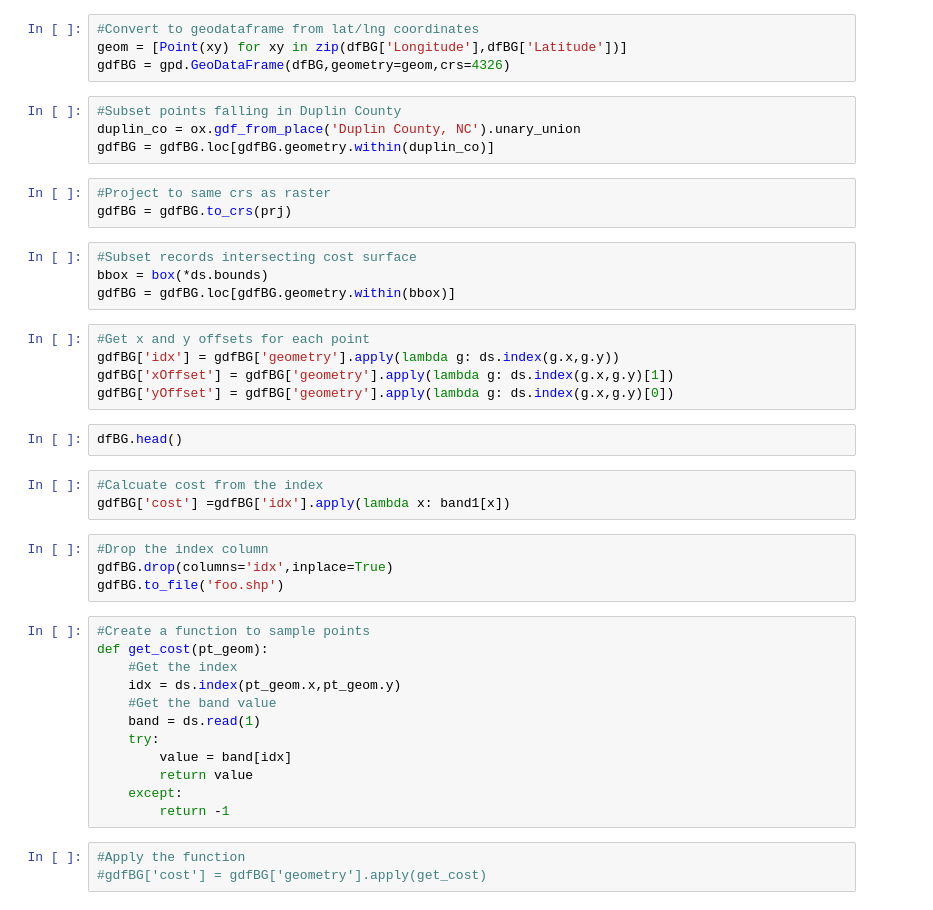
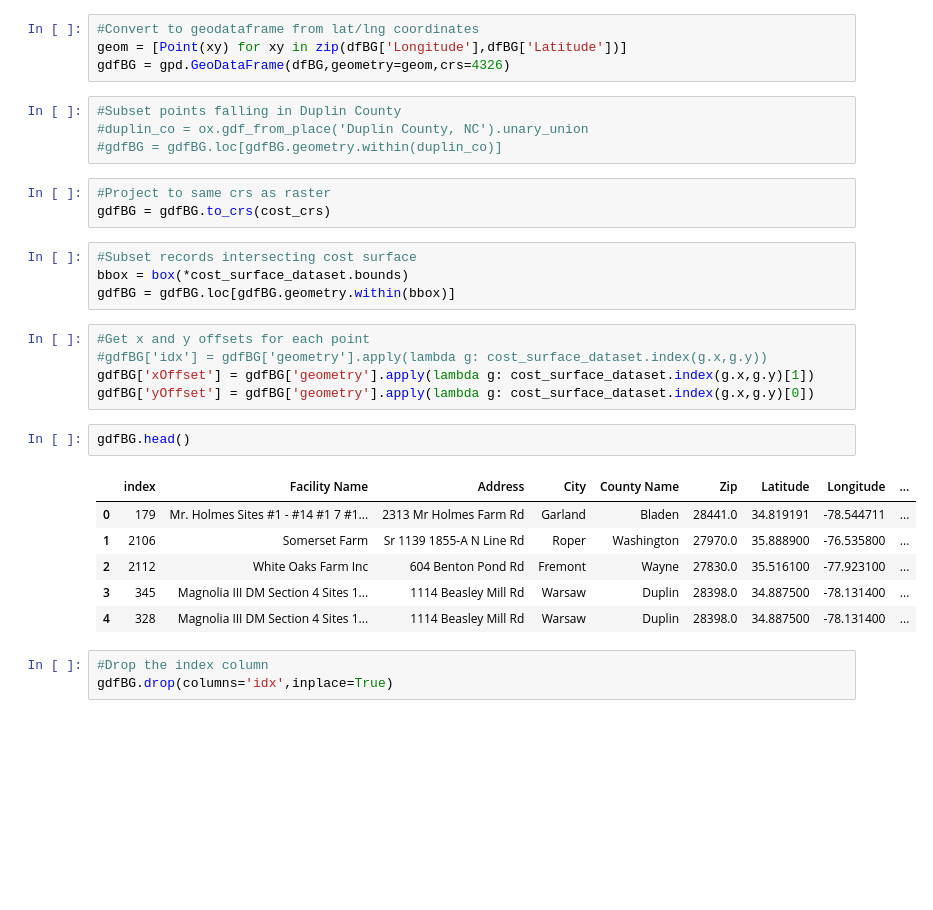
Before and after one commit to ENV859/BioGas_optimization, a Jupyter notebook: scripts/0_CreateCostSurfaces.ipynb, the cells around one changed output. Cells and saved outputs as stored; diff of their text form; blank space fills up the shorter version.

```diff
--- a/scripts/0_CreateCostSurfaces.ipynb
+++ b/scripts/0_CreateCostSurfaces.ipynb
@@ -214,44 +135,32 @@ geom = [Point(xy) for xy in zip(dfBG['Longitude'],dfBG['Latitude'])]
 gdfBG = gpd.GeoDataFrame(dfBG,geometry=geom,crs=4326)
 # %%
 #Subset points falling in Duplin County
-duplin_co = ox.gdf_from_place('Duplin County, NC').unary_union
-gdfBG = gdfBG.loc[gdfBG.geometry.within(duplin_co)]
+#duplin_co = ox.gdf_from_place('Duplin County, NC').unary_union
+#gdfBG = gdfBG.loc[gdfBG.geometry.within(duplin_co)]
 # %%
 #Project to same crs as raster
-gdfBG = gdfBG.to_crs(prj)
+gdfBG = gdfBG.to_crs(cost_crs)
 # %%
 #Subset records intersecting cost surface
-bbox = box(*ds.bounds)
+bbox = box(*cost_surface_dataset.bounds)
 gdfBG = gdfBG.loc[gdfBG.geometry.within(bbox)]
 # %%
 #Get x and y offsets for each point
-gdfBG['idx'] = gdfBG['geometry'].apply(lambda g: ds.index(g.x,g.y))
-gdfBG['xOffset'] = gdfBG['geometry'].apply(lambda g: ds.index(g.x,g.y)[1])
-gdfBG['yOffset'] = gdfBG['geometry'].apply(lambda g: ds.index(g.x,g.y)[0])
+#gdfBG['idx'] = gdfBG['geometry'].apply(lambda g: cost_surface_dataset.index(g.x,g.y))
+gdfBG['xOffset'] = gdfBG['geometry'].apply(lambda g: cost_surface_dataset.index(g.x,g.y)[1])
+gdfBG['yOffset'] = gdfBG['geometry'].apply(lambda g: cost_surface_dataset.index(g.x,g.y)[0])
 # %%
-dfBG.head()
+gdfBG.head()
+# %% [output]
+|  | index | Facility Name | Address | City | County Name | Zip | Latitude | Longitude | ... |
+| 0 | 179 | Mr. Holmes Sites #1 - #14 #1 7 #1... | 2313 Mr Holmes Farm Rd | Garland | Bladen | 28441.0 | 34.819191 | -78.544711 | ... |
+| 1 | 2106 | Somerset Farm | Sr 1139 1855-A N Line Rd | Roper | Washington | 27970.0 | 35.888900 | -76.535800 | ... |
+| 2 | 2112 | White Oaks Farm Inc | 604 Benton Pond Rd | Fremont | Wayne | 27830.0 | 35.516100 | -77.923100 | ... |
+| 3 | 345 | Magnolia III DM Section 4 Sites 1... | 1114 Beasley Mill Rd | Warsaw | Duplin | 28398.0 | 34.887500 | -78.131400 | ... |
+| 4 | 328 | Magnolia III DM Section 4 Sites 1... | 1114 Beasley Mill Rd | Warsaw | Duplin | 28398.0 | 34.887500 | -78.131400 | ... |
-# %%
-#Calcuate cost from the index
-gdfBG['cost'] =gdfBG['idx'].apply(lambda x: band1[x])
 # %%
 #Drop the index column
 gdfBG.drop(columns='idx',inplace=True)
-gdfBG.to_file('foo.shp')
-# %%
-#Create a function to sample points
-def get_cost(pt_geom):
-    #Get the index
-    idx = ds.index(pt_geom.x,pt_geom.y)
-    #Get the band value
-    band = ds.read(1)
-    try:
-        value = band[idx]
-        return value
-    except:
-        return -1
-# %%
-#Apply the function
-#gdfBG['cost'] = gdfBG['geometry'].apply(get_cost)
 # %%
 #Plot
 fig,ax = plt.subplots(1,1,figsize=(10,10))
```
Also changed, not shown: parts of 21 cells of this notebook.
